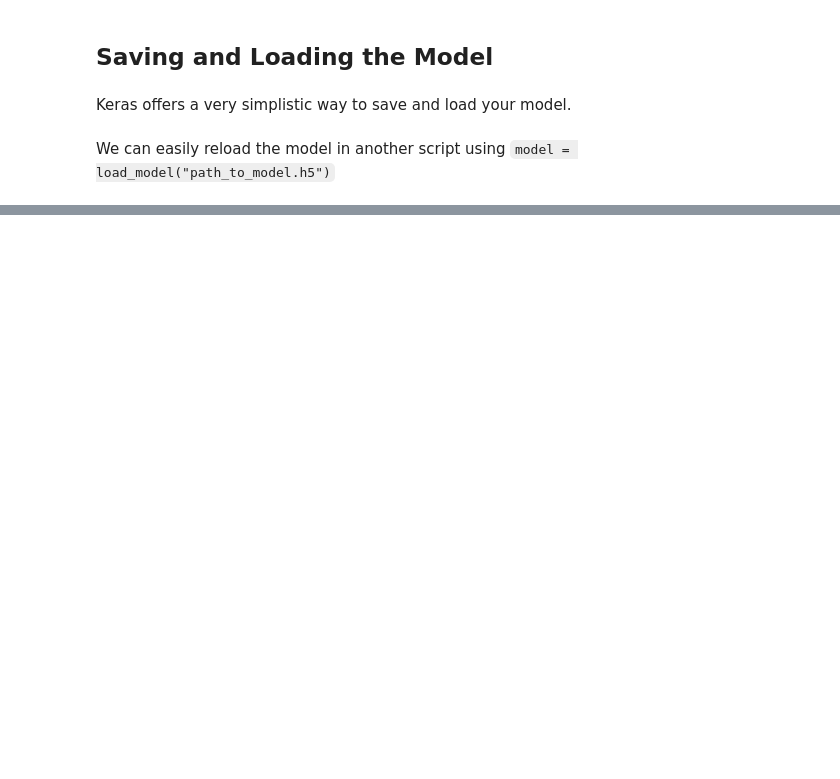
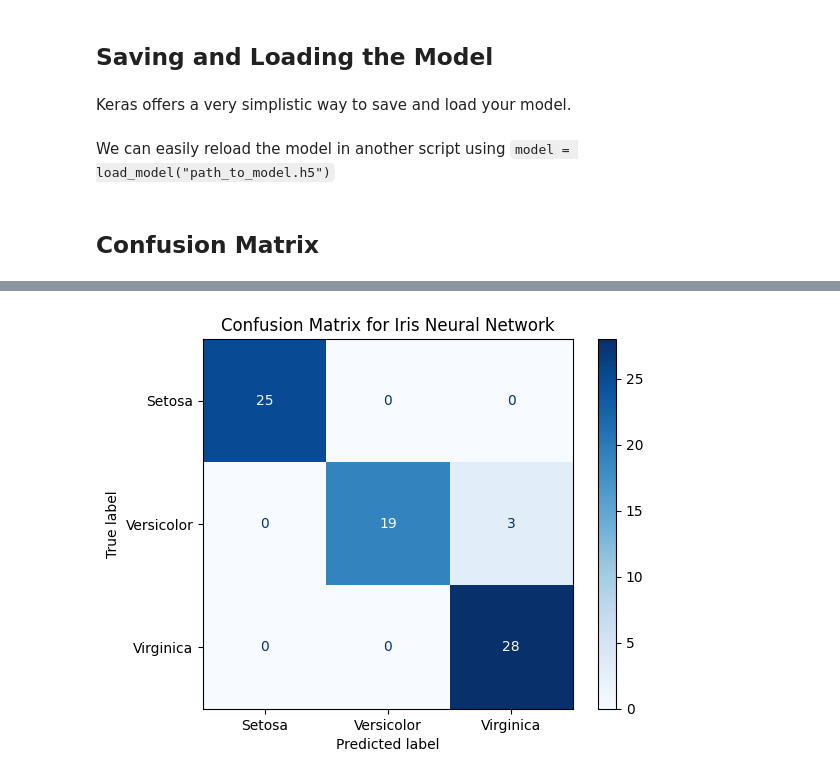
Before and after one commit to altomator/Formation_IA, a Jupyter notebook: perceptron/iris_neural_network.ipynb, the cells around one changed output, grey strips where cells are left out. Drawn from its saved outputs; the diff is of its cells as text; code cells hidden in the pictures; blank space fills up the shorter version.

```diff
--- a/perceptron/iris_neural_network.ipynb
+++ b/perceptron/iris_neural_network.ipynb
@@ -257,3 +257,17 @@ Keras offers a very simplistic way to save and load your model.
 model.save("iris_neural_network.h5")
 # %% [markdown]
 We can easily reload the model in another script using `model = load_model("path_to_model.h5")`
+# %% [markdown]
+## Confusion Matrix
+# %%
+# plot the confusion matrix for this model
+import matplotlib.pyplot as plt
+from sklearn.metrics import ConfusionMatrixDisplay
+
+y_pred = model.predict(inputs_test)
+y_pred_classes = np.argmax(y_pred, axis=1)
+y_true = np.argmax(outputs_test, axis=1)
+cm = ConfusionMatrixDisplay.from_predictions(y_true, y_pred_classes, display_labels=outputs_vals, cmap=plt.cm.Blues)
+cm.ax_.set_title("Confusion Matrix for Iris Neural Network")
+plt.show()
+# %% [output]
@@ -259,0 +275 @@ We can easily reload the model in another script using `model = load_model("path
+[figure, added]
```
Also changed, not shown: parts of 4 cells of this notebook, 1 other file.
